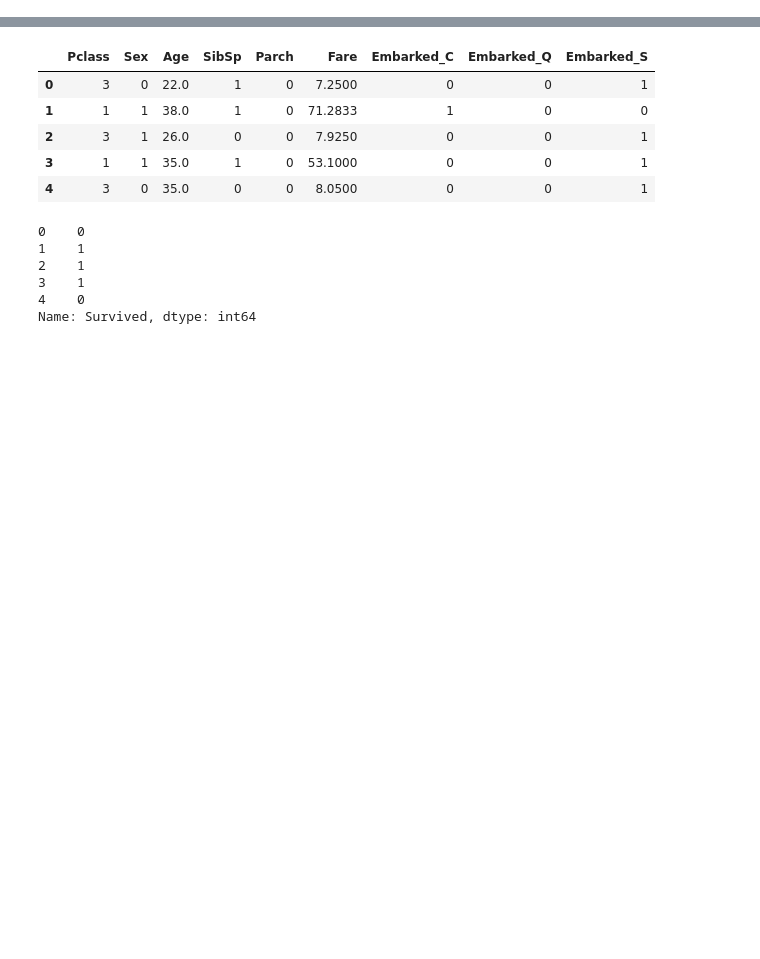
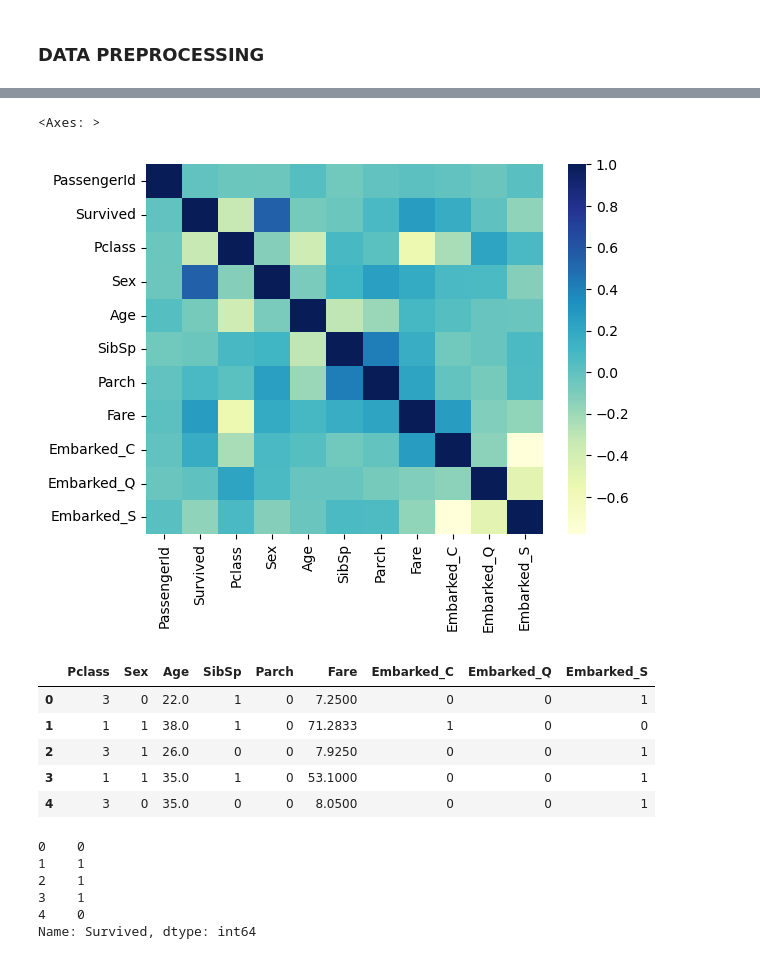
Before and after one commit to gbisht1947/titanic-survival.predictor, a Jupyter notebook: titanic.ipynb, the cells around one changed output, grey strips where cells are left out. Cells and saved outputs as stored; diff of their text form; code cells hidden in the pictures; blank space fills up the shorter version.

```diff
--- a/titanic.ipynb
+++ b/titanic.ipynb
@@ -14,6 +16,8 @@ titanic.head()
 | 2 | 3 | 1 | 3 | Heikkinen, Miss. Laina | female | 26.0 | 0 | 0 | STON/O2. 3101282 | 7.9250 | ... |
 | 3 | 4 | 1 | 1 | Futrelle, Mrs. Jacques Heath (Lil... | female | 35.0 | 1 | 0 | 113803 | 53.1000 | ... |
 | 4 | 5 | 0 | 3 | Allen, Mr. William Henry | male | 35.0 | 0 | 0 | 373450 | 8.0500 | ... |
+# %% [markdown]
+### DATA PREPROCESSING
 # %%
 titanic.Sex = titanic.Sex.map({'male':0, 'female':1})
 # %%
@@ -38,6 +42,11 @@ titanic.head()
 | 2 | 3 | 1 | 3 | Heikkinen, Miss. Laina | 1 | 26.0 | 0 | 0 | STON/O2. 3101282 | 7.9250 | ... |
 | 3 | 4 | 1 | 1 | Futrelle, Mrs. Jacques Heath (Lil... | 1 | 35.0 | 1 | 0 | 113803 | 53.1000 | ... |
 | 4 | 5 | 0 | 3 | Allen, Mr. William Henry | 0 | 35.0 | 0 | 0 | 373450 | 8.0500 | ... |
+# %%
+sns.heatmap(titanic.corr() , cmap='YlGnBu')
+# %% [output]
+<Axes: >
+[figure, added]
 # %%
 y = titanic.Survived.copy()
 X = titanic.drop(['Survived','Cabin','Ticket','Name','PassengerId'], axis = 1)
```
Also changed, not shown: parts of 12 cells of this notebook.
